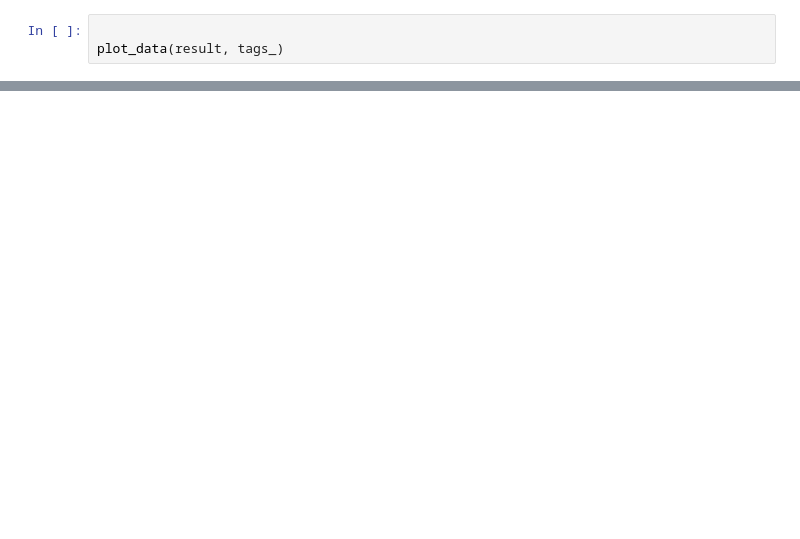
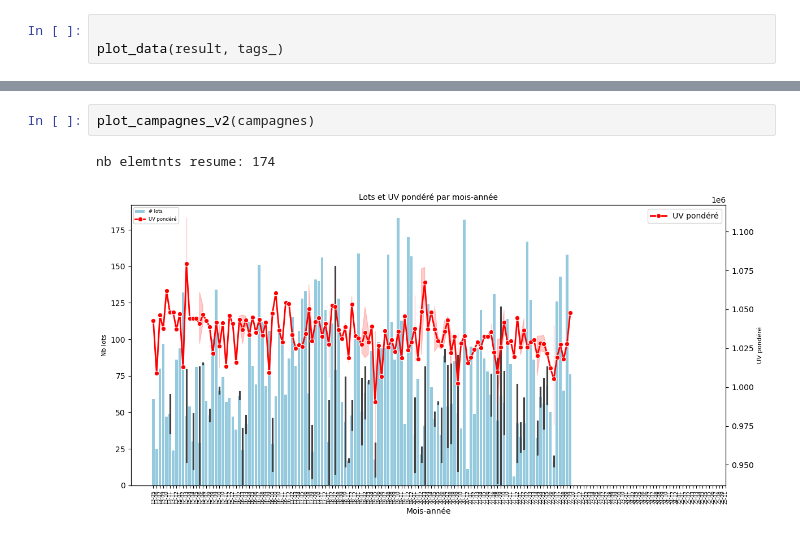
Before and after one commit to e-coucou/Machine-Learning, a Jupyter notebook: 2-OI_a/OI_Formulations.ipynb, the cells around one changed output, grey strips where cells are left out. Drawn from its saved outputs; the diff is of its cells as text; blank space fills up the shorter version.

```diff
--- a/2-OI_a/OI_Formulations.ipynb
+++ b/2-OI_a/OI_Formulations.ipynb
@@ -312,0 +450,5 @@ plot_campagnes(campagnes)
+# %%
+plot_campagnes_v2(campagnes)
+# %% [output]
+nb elemtnts resume: 174
+[figure, added]
```
Also changed, not shown: parts of 13 cells of this notebook.
